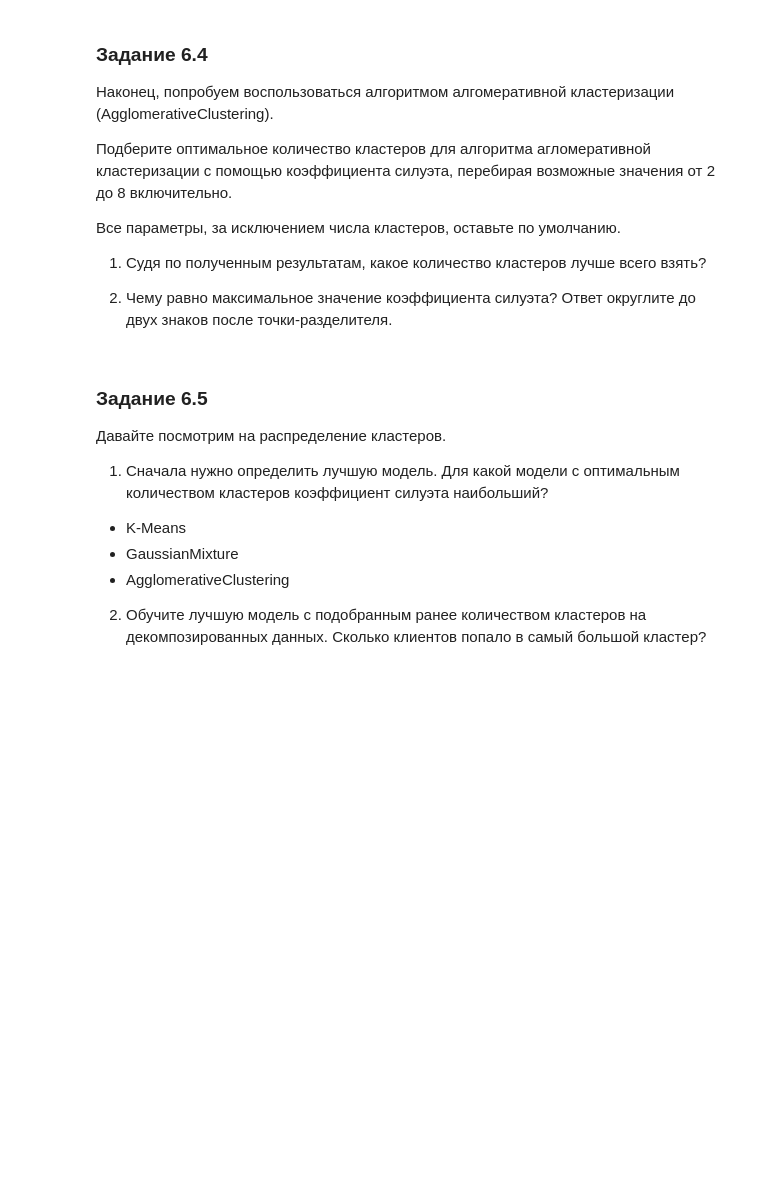
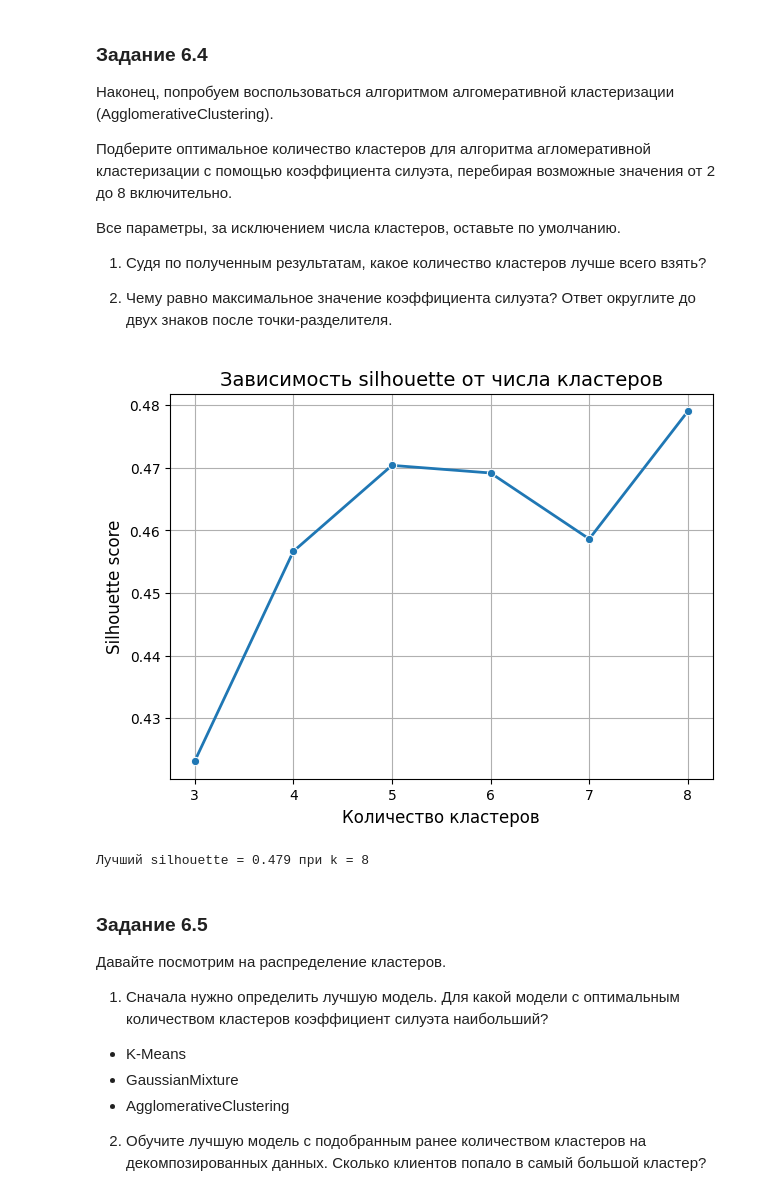
Before and after one commit to dafe1988/SF-DSPR-174, a Jupyter notebook: PROJECT-6/Project-6._Ноутбук-шаблон.ipynb, the cells around one changed output. Drawn from its saved outputs; the diff is of its cells as text; code cells hidden in the pictures; blank space fills up the shorter version.

```diff
--- a/PROJECT-6/Project-6._Ноутбук-шаблон.ipynb
+++ b/PROJECT-6/Project-6._Ноутбук-шаблон.ipynb
@@ -1464,6 +1474,38 @@ print(f"Лучший silhouette = {best_score:.2f} при k = {best_cluster}")
 1) Судя по полученным результатам, какое количество кластеров лучше всего взять?
 
 2) Чему равно максимальное значение коэффициента силуэта? Ответ округлите до двух знаков после точки-разделителя.
+# %%
+def get_silhouette_agg(cluster_num, X):
+    agg =  cluster.AgglomerativeClustering(n_clusters=cluster_num)
+    agg.fit(X)
+    silhouette = metrics.silhouette_score(X, agg.labels_, metric='euclidean')
+    return silhouette
+
+silhouettes = []
+for i in range(3, 9):
+    silhouettes.append(get_silhouette_agg(i, X_tsne))
+
+# данные для графика
+clusters = list(range(3, 9))
+
+plt.figure(figsize=(7, 5))
+sns.lineplot(x=clusters, y=silhouettes, marker="o", linewidth=2)
+
+plt.xlabel("Количество кластеров", fontsize=12)
+plt.ylabel("Silhouette score", fontsize=12)
+plt.title("Зависимость silhouette от числа кластеров", fontsize=14)
+plt.grid(True)   # сетка
+plt.show()
+
+# ищем лучший результат
+best_idx = max(range(len(silhouettes)), key=lambda i: silhouettes[i])
+best_cluster = clusters[best_idx]
+best_score = silhouettes[best_idx]
+
+print(f"Лучший silhouette = {best_score:.3f} при k = {best_cluster}")
+# %% [output]
+[figure, added]
+Лучший silhouette = 0.479 при k = 8
 # %% [markdown]
 ### Задание 6.5
 Давайте посмотрим на распределение кластеров.
```
Also changed, not shown: parts of 21 cells of this notebook, 4 other files.
